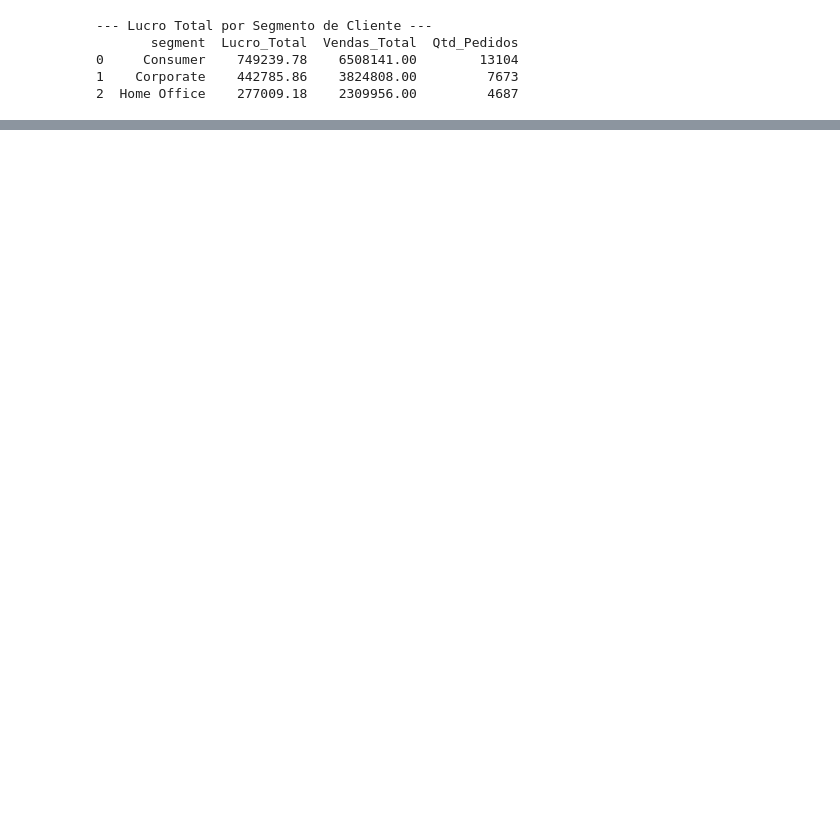
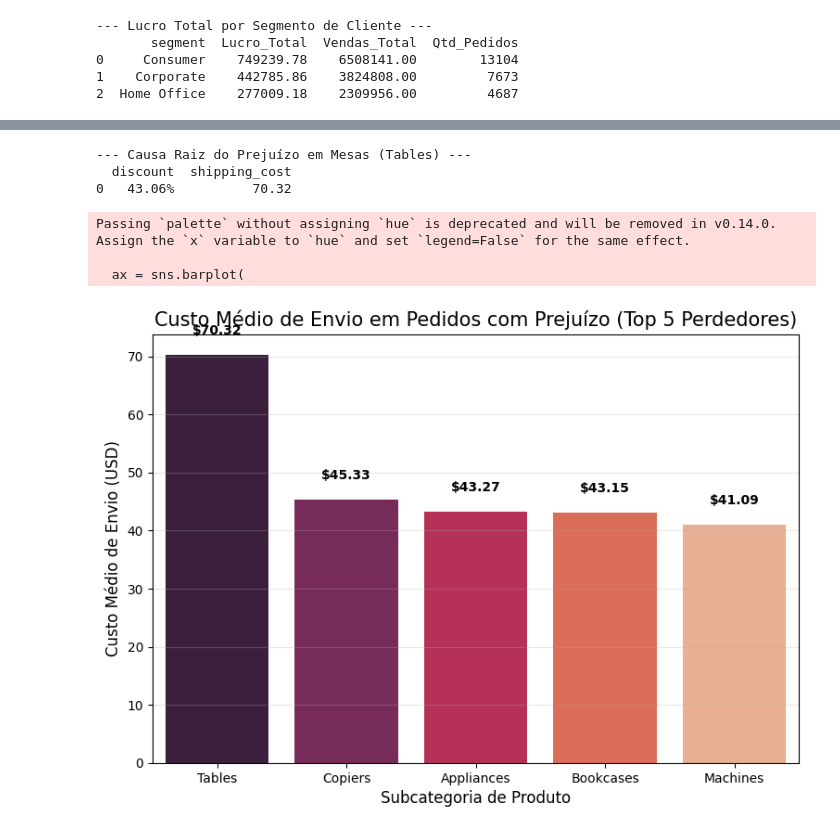
Before and after one commit to RafaelOCorrea/analise-revops-rentabilidade, a Jupyter notebook: Projetoportifolio.ipynb, the cells around one changed output, grey strips where cells are left out. Drawn from its saved outputs; the diff is of its cells as text; code cells hidden in the pictures; blank space fills up the shorter version.

```diff
--- a/Projetoportifolio.ipynb
+++ b/Projetoportifolio.ipynb
@@ -191 +306,78 @@ Passing `palette` without assigning `hue` is deprecated and will be removed in v
+# %%
+# 1. Causa Raiz: Desconto vs. Custo de Envio (Exemplo Tables)
+
+# FILTRAGEM: Isolar pedidos de 'Tables' que resultaram em prejuízo
+df_tables_prejuizo = df_sales[
+    (df_sales['sub_category'] == 'Tables') &
+    (df_sales['profit'] < 0) # Usamos 'profit < 0' para garantir
+].copy()
+
+# CÁLCULO DAS MÉTRICAS DE CAUSA RAIZ (Média de Desconto e Custo)
+df_causa_raiz_tables = df_tables_prejuizo[[
+    'discount',
+    'shipping_cost'
+]].mean().to_frame().T
+
+# Formata as colunas
+df_causa_raiz_tables['discount'] = df_causa_raiz_tables['discount'].apply(lambda x: f'{x * 100:.2f}%')
+df_causa_raiz_tables['shipping_cost'] = df_causa_raiz_tables['shipping_cost'].round(2)
+
+print("--- Causa Raiz do Prejuízo em Mesas (Tables) ---")
+print(df_causa_raiz_tables)
+
+
+# 2. Custo Médio de Envio em Pedidos com Prejuízo (Top 5)
+
+top_perdedoras = ['Tables', 'Copiers', 'Bookcases', 'Appliances', 'Machines']
+
+# FILTRAGEM E AGRUPAMENTO: Isola o prejuízo (profit < 0) e calcula o custo médio de envio
+df_perda_envio = df_sales[df_sales['profit'] < 0].copy()
+df_custo_envio_perda = df_perda_envio.groupby('sub_category')['shipping_cost'].mean().reset_index()
+
+# FILTRA AS TOP 5 e ordena do maior custo para o menor
+df_top_5_custo = df_custo_envio_perda[
+    df_custo_envio_perda['sub_category'].isin(top_perdedoras)
+].sort_values(by='shipping_cost', ascending=False)
+
+
+# CRIAÇÃO DO GRÁFICO (Focado no custo)
+plt.figure(figsize=(9, 6))
+ax = sns.barplot(
+    x='sub_category',
+    y='shipping_cost',
+    data=df_top_5_custo,
+    palette='rocket'
+)
+
+# FORMATO E TÍTULOS
+plt.title('Custo Médio de Envio em Pedidos com Prejuízo (Top 5 Perdedores)', fontsize=15)
+plt.xlabel('Subcategoria de Produto', fontsize=12)
+plt.ylabel('Custo Médio de Envio (USD)', fontsize=12)
+plt.grid(axis='y', alpha=0.3)
+
+# EXIBIR VALOR DA BARRA (Em moeda)
+for p in ax.patches:
+    value = p.get_height()
+    formatted_value = f"${value:.2f}"
+
+    ax.text(
+        p.get_x() + p.get_width() / 2,
+        value + 3,
+        formatted_value,
+        ha="center",
+        va="bottom",
+        color='black',
+        fontsize=10,
+        fontweight='bold'
+    )
+
+plt.show()
+# %% [output]
+--- Causa Raiz do Prejuízo em Mesas (Tables) ---
+  discount  shipping_cost
+0   43.06%          70.32
+Passing `palette` without assigning `hue` is deprecated and will be removed in v0.14.0. Assign the `x` variable to `hue` and set `legend=False` for the same effect.
+
+  ax = sns.barplot(
+[figure, added]
 # %%
```
Also changed, not shown: parts of 30 cells of this notebook.
